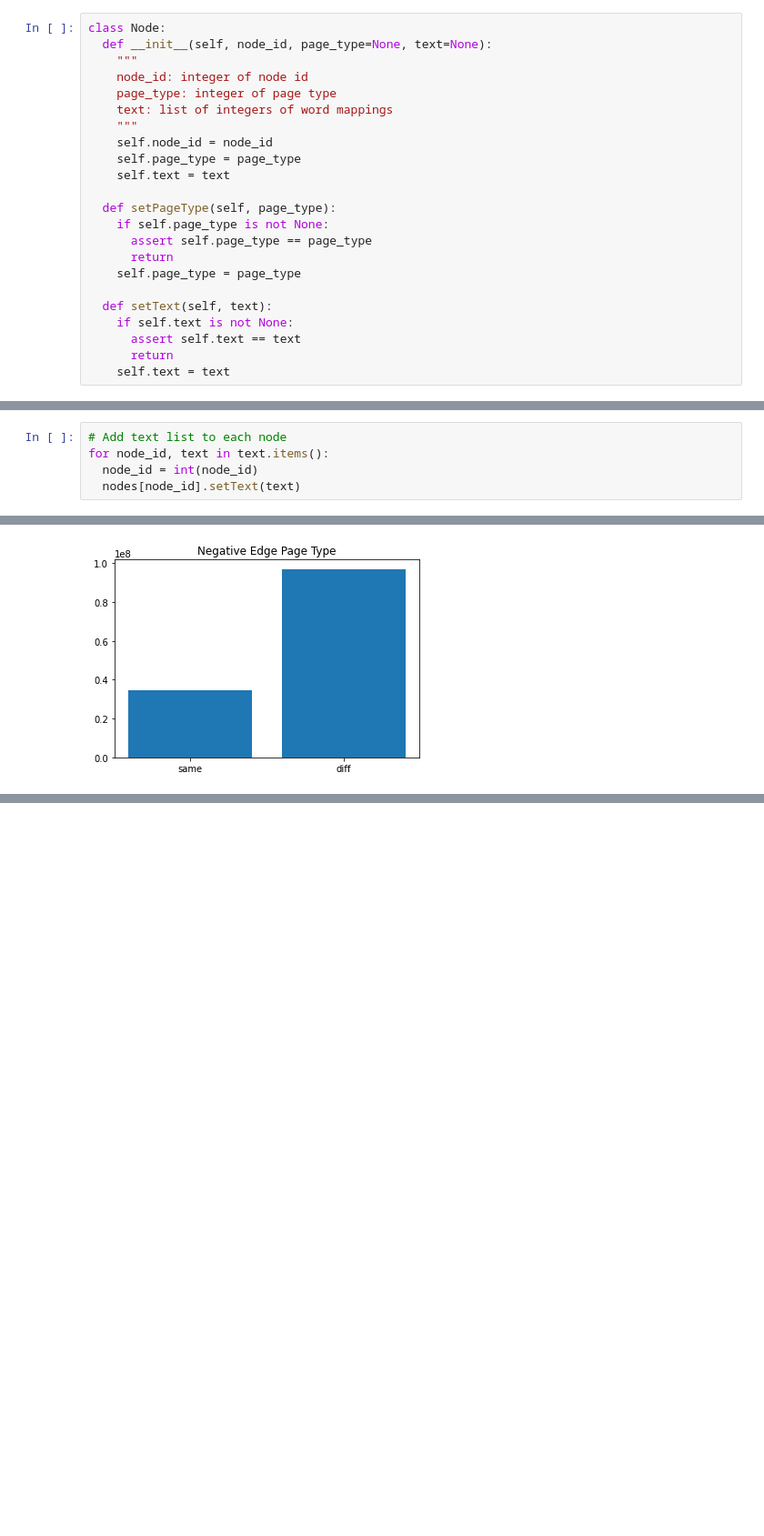
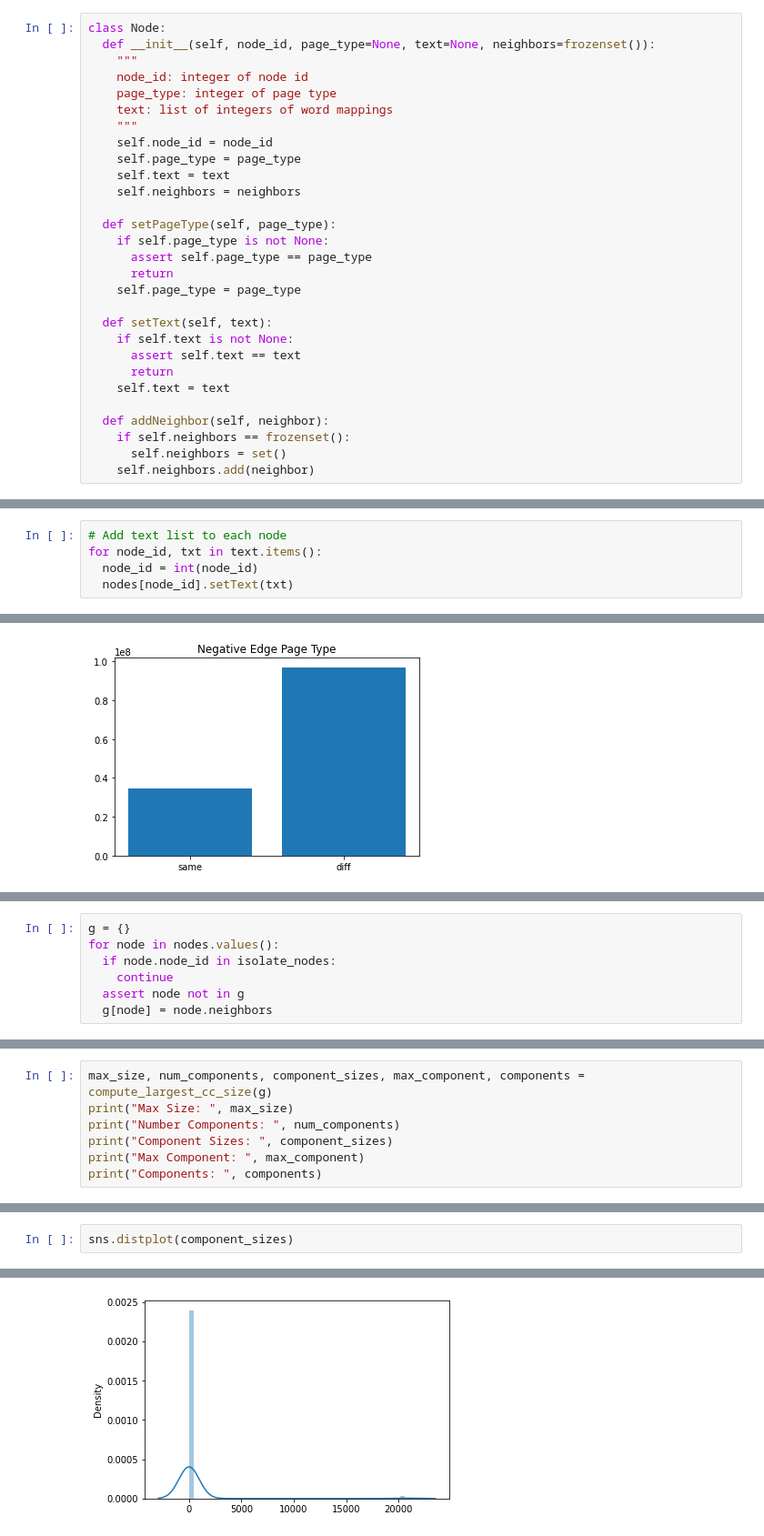
Before and after one commit to bHoepfl/datathon-2022, a Jupyter notebook: BillsDatathon.ipynb, the cells around one changed output, grey strips where cells are left out. Shown at 91% size. Drawn from its saved outputs; the diff is of its cells as text; blank space fills up the shorter version.

```diff
--- a/BillsDatathon.ipynb
+++ b/BillsDatathon.ipynb
@@ -76,6 +104,6 @@ Value Item Type:  <class 'int'>
 # %%
 class Node:
-  def __init__(self, node_id, page_type=None, text=None):
+  def __init__(self, node_id, page_type=None, text=None, neighbors=frozenset()):
     """
     node_id: integer of node id
     page_type: integer of page type
@@ -84,6 +112,7 @@ class Node:
     self.node_id = node_id
     self.page_type = page_type
     self.text = text
+    self.neighbors = neighbors
 
   def setPageType(self, page_type):
     if self.page_type is not None:
@@ -96,6 +125,11 @@ class Node:
       assert self.text == text
       return
     self.text = text
+
+  def addNeighbor(self, neighbor):
+    if self.neighbors == frozenset():
+      self.neighbors = set()
+    self.neighbors.add(neighbor)
 # %%
 nodes = {} # dictionary from node_id: Node
 
@@ -120,6 +154,6 @@ for _, row in page_type.iterrows():
   nodes[node_id].setPageType(page)
 # %%
 # Add text list to each node
-for node_id, text in text.items():
+for node_id, txt in text.items():
   node_id = int(node_id)
-  nodes[node_id].setText(text)
+  nodes[node_id].setText(txt)
@@ -385,0 +468,7 @@ Text(0.5, 1.0, 'Negative Edge Page Type')
+# %%
+g = {}
+for node in nodes.values():
+  if node.node_id in isolate_nodes:
+    continue
+  assert node not in g
+  g[node] = node.neighbors
@@ -385,0 +479,7 @@ Text(0.5, 1.0, 'Negative Edge Page Type')
+# %%
+max_size, num_components, component_sizes, max_component, components = compute_largest_cc_size(g)
+print("Max Size: ", max_size)
+print("Number Components: ", num_components)
+print("Component Sizes: ", component_sizes)
+print("Max Component: ", max_component)
+print("Components: ", components)
@@ -385,0 +491,3 @@ Text(0.5, 1.0, 'Negative Edge Page Type')
+# %%
+sns.distplot(component_sizes)
+# %% [output]
@@ -385,0 +495 @@ Text(0.5, 1.0, 'Negative Edge Page Type')
+[figure, added]
```
Also changed, not shown: parts of 35 cells of this notebook.
